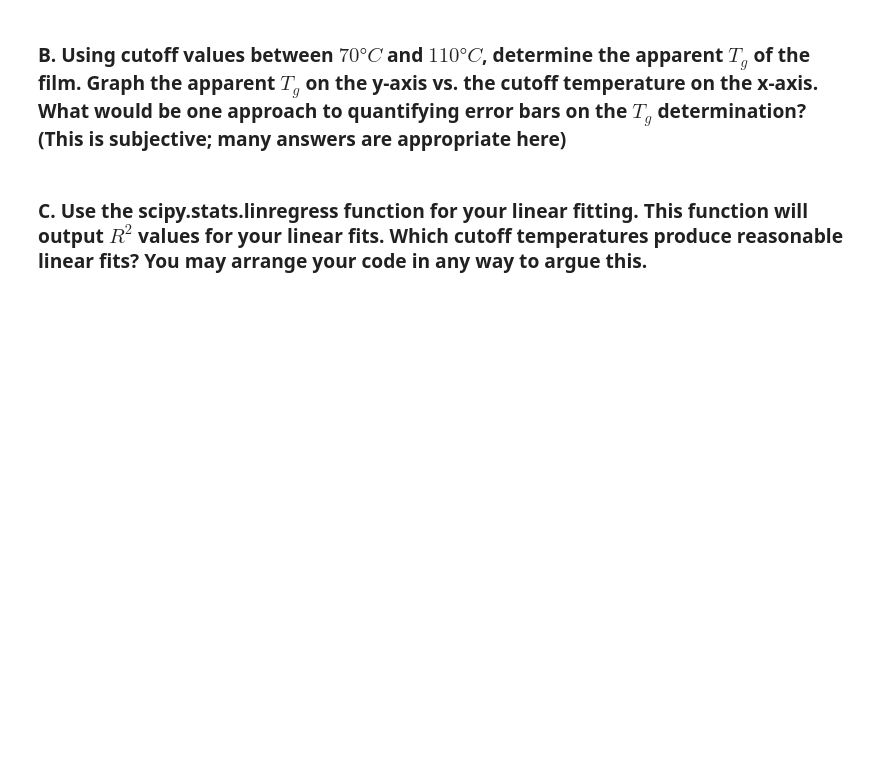
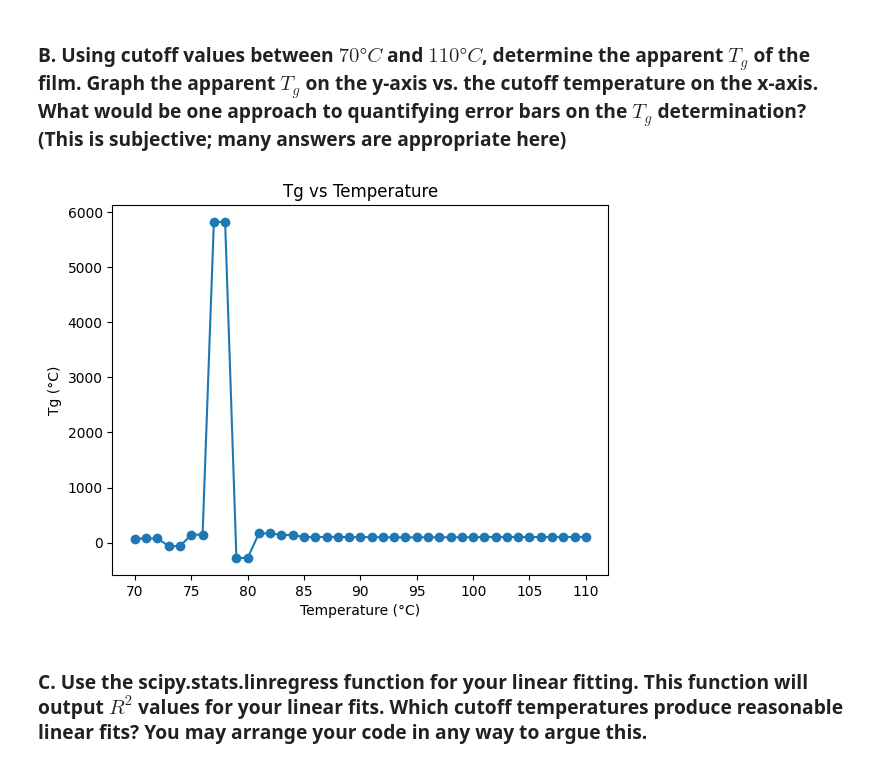
Before and after one commit to AngleKit/MSE7530Codes, a Jupyter notebook: Assignments/Assignment8.ipynb, the cells around one changed output. Cells and saved outputs as stored; diff of their text form; code cells hidden in the pictures; blank space fills up the shorter version.

```diff
--- a/Assignments/Assignment8.ipynb
+++ b/Assignments/Assignment8.ipynb
@@ -179,4 +224,35 @@ plt.show()
 # %% [markdown]
 ### B. Using cutoff values between $70 °C$ and $110 °C$, determine the apparent $T_g$ of the film. Graph the apparent $T_g$ on the y-axis vs. the cutoff temperature on the x-axis. What would be one approach to quantifying error bars on the $T_g$ determination? (This is subjective; many answers are appropriate here)
+# %%
+theory_tg_min = 70
+theory_tg_max = 110
+
+cutoffs = []
+apparent_tg_list = []
+
+for cutoff in range(theory_tg_min, theory_tg_max + 1):
+
+    glass = PSdata[PSdata[0] < cutoff]
+    liquid = PSdata[PSdata[0] >= cutoff]
+
+    # Safety check: need at least 2 points to fit a line ( My loop was not running and Gimini added this and it ran)
+    if len(glass) < 2 or len(liquid) < 2:
+        continue
+
+    mg, bg = np.polyfit(glass[0], glass[1], 1)
+    ml, bl = np.polyfit(liquid[0], liquid[1], 1)
+
+    if mg != ml:
+        apparent_tg = (bl - bg) / (mg - ml)
+        cutoffs.append(cutoff)
+        apparent_tg_list.append(apparent_tg)
+
+plt.plot(cutoffs, apparent_tg_list, marker='o')
+plt.xlabel("Temperature (°C)")
+plt.ylabel("Tg (°C)")
+plt.title("Tg vs Temperature")
+plt.show()
+# %% [output]
+[figure, added]
 # %% [markdown]
 ### C. Use the scipy.stats.linregress function for your linear fitting. This function will output $R^2$ values for your linear fits. Which cutoff temperatures produce reasonable linear fits? You may arrange your code in any way to argue this.
```
Also changed, not shown: parts of 9 cells of this notebook.
